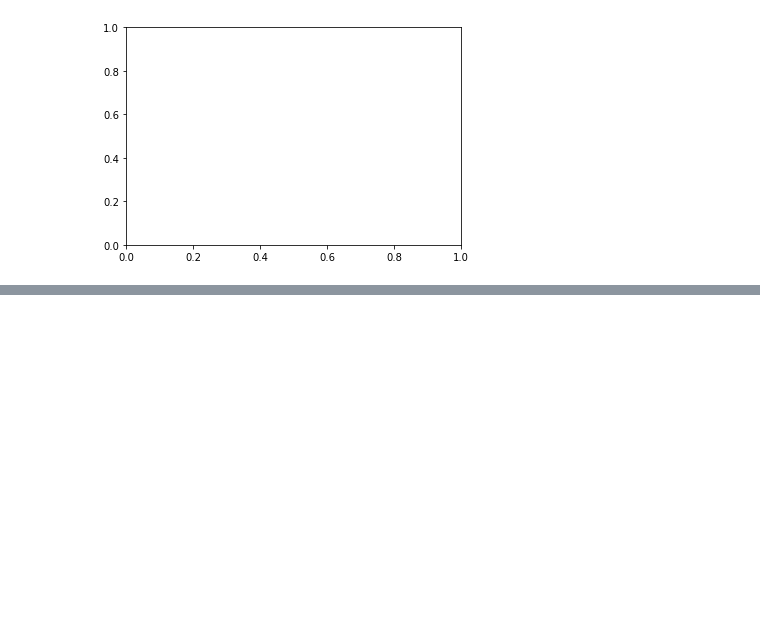
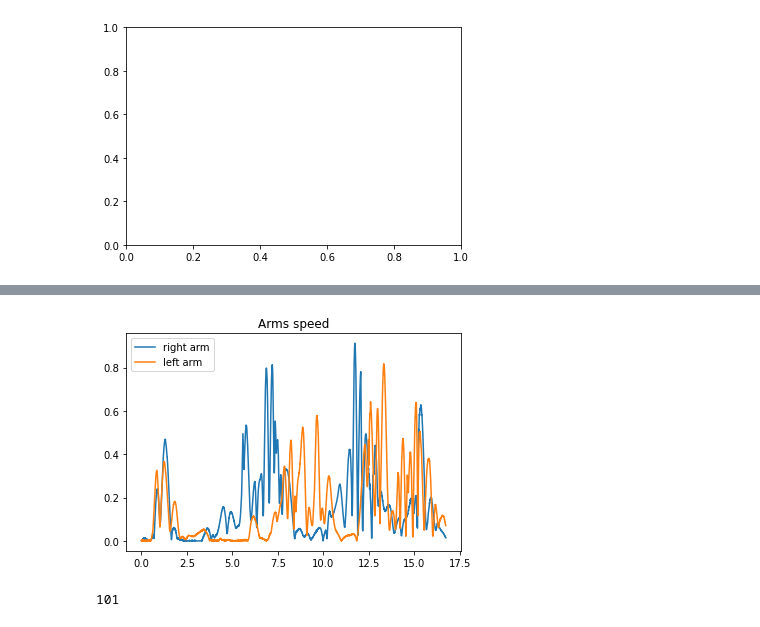
Before and after one commit to toelt-llc/KiPy, a Jupyter notebook: code/preprocessing.ipynb, the cells around one changed output, grey strips where cells are left out. Cells and saved outputs as stored; diff of their text form; code cells hidden in the pictures; blank space fills up the shorter version.

```diff
--- a/code/preprocessing.ipynb
+++ b/code/preprocessing.ipynb
@@ -65,0 +93,14 @@ Name: Frame time (s), Length: 3347, dtype: float64
+# %%
+plt.plot(time, rightSpeed, label='right arm')
+plt.plot(time, leftSpeed, label='left arm')
+plt.title('Arms speed')
+plt.legend()
+plt.savefig('arms_speed.svg')
+# %% [output]
+[figure, added]
+# %%
+# Event name
+# Event time (s)
+len(results[results['Event name'].notna()])
+# %% [output]
+101
```
Also changed, not shown: parts of 7 cells of this notebook, 2 other files.
